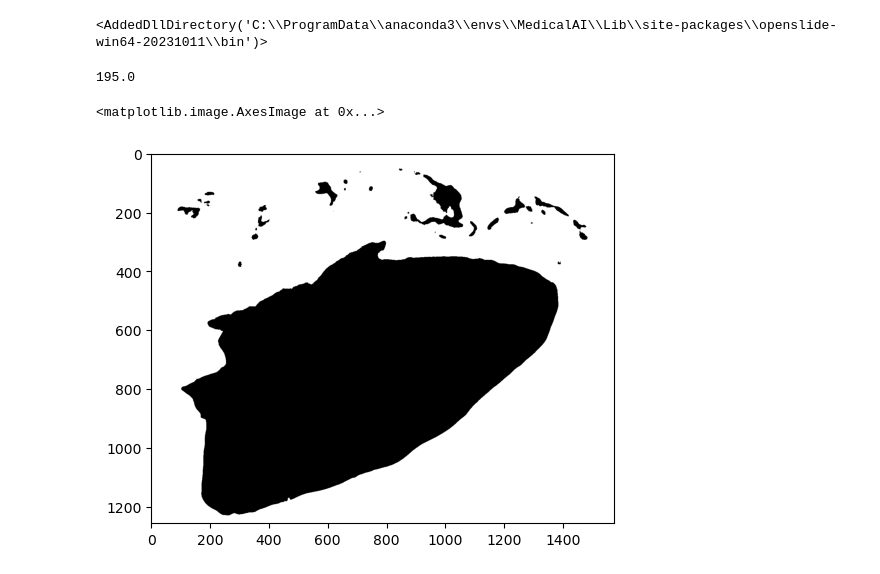
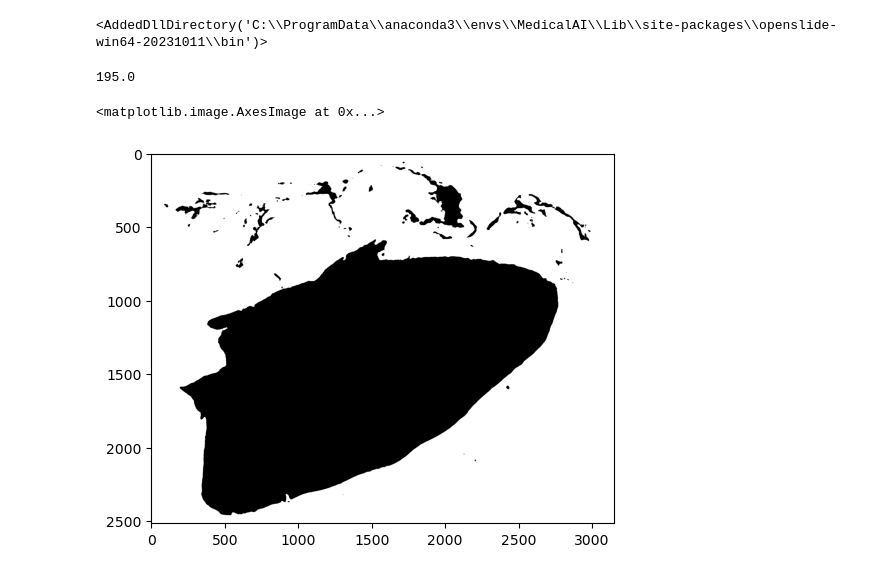
Before and after one commit to AydedeTimucin/ProjectMedic, a Jupyter notebook: Create CV2 Masks.ipynb, the cells around one changed output. Cells and saved outputs as stored; diff of their text form; code cells hidden in the pictures.

```diff
--- a/Create CV2 Masks.ipynb
+++ b/Create CV2 Masks.ipynb
@@ -15,7 +15,7 @@ slide_path = r"G:\train_data\Breast1__he\slides\TCGA-A1-A0SM-01Z-00-DX1.svs"
 mask_name = str(slide_path.split("\\")[-1])
 slide = OpenSlide(slide_path)
 # %%
-mask_level = 6 #?
+mask_level = 5 #?
 downsample_factor = float(2 ** mask_level)
 
 # create output directory
@@ -39,31 +39,31 @@ im_resized_size = (int(im_size_level0[0] / downsample_factor), int(im_size_level
 img_arr = cv2.resize(img_arr, im_resized_size)
 
 # convert image to gray-scale
 gray_im = cv2.cvtColor(img_arr, cv2.COLOR_RGB2GRAY)
 
 # background - foreground seperation using OTSU thresholding
 OTSU_thr, BW = cv2.threshold(gray_im, 0, 255, cv2.THRESH_BINARY + cv2.THRESH_OTSU)
 print(OTSU_thr)
 
 #apply_dilation
 kernel = np.ones((3, 3), np.uint8)
 img_dilation = cv2.bitwise_not(cv2.dilate(cv2.bitwise_not(BW), kernel, iterations=1))
 
 # median filtering
 BW_filtered = cv2.medianBlur(img_dilation, 19)
 
 # invert image for further processing
 des = cv2.bitwise_not(BW_filtered)
 
 # hole filling
 contour, hier = cv2.findContours(des, cv2.RETR_CCOMP, cv2.CHAIN_APPROX_SIMPLE)
 for cnt in contour:
     cv2.drawContours(des, [cnt], 0, 255, -1)
 mask_img = cv2.bitwise_not(des)
 
 # show the image
 plt.imshow(mask_img, cmap='gray')
 # %% [output]
 195.0
 <matplotlib.image.AxesImage at 0x...>
-[figure, old version]
+[figure, new version]
```
